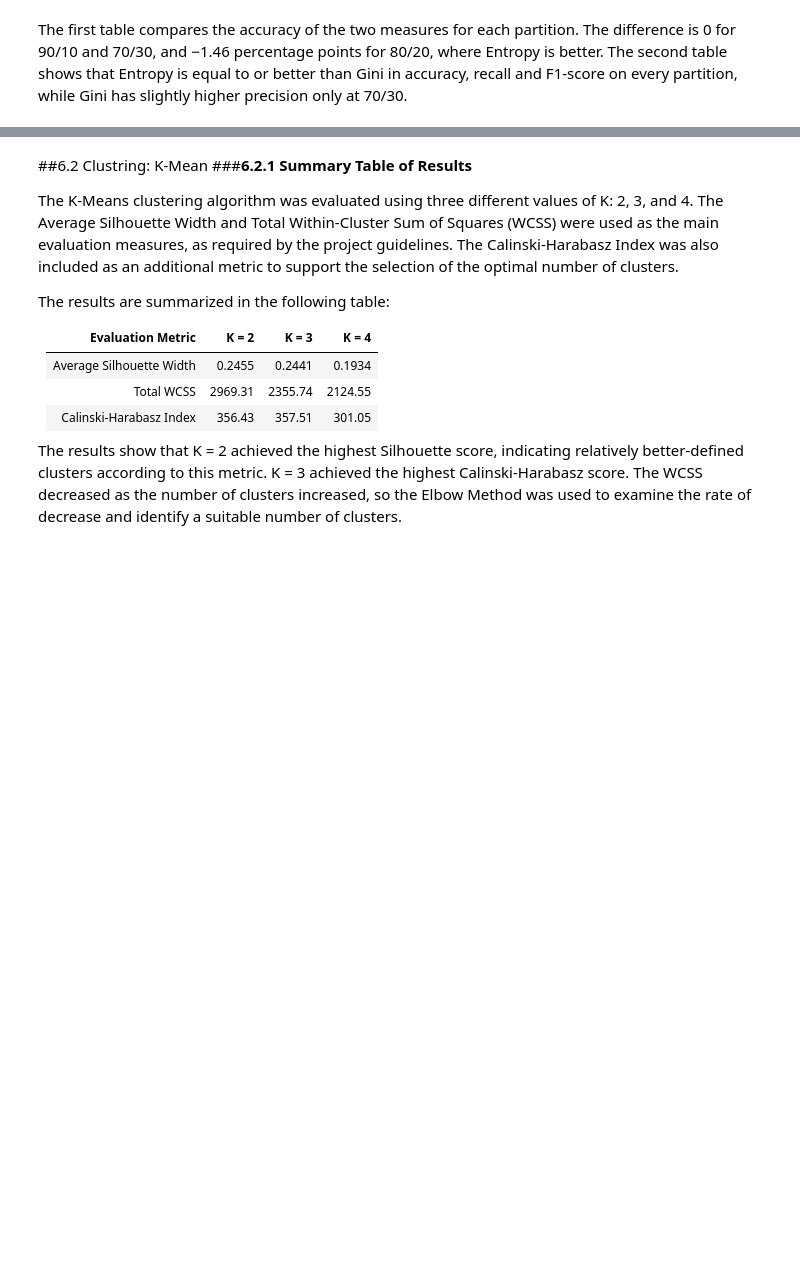
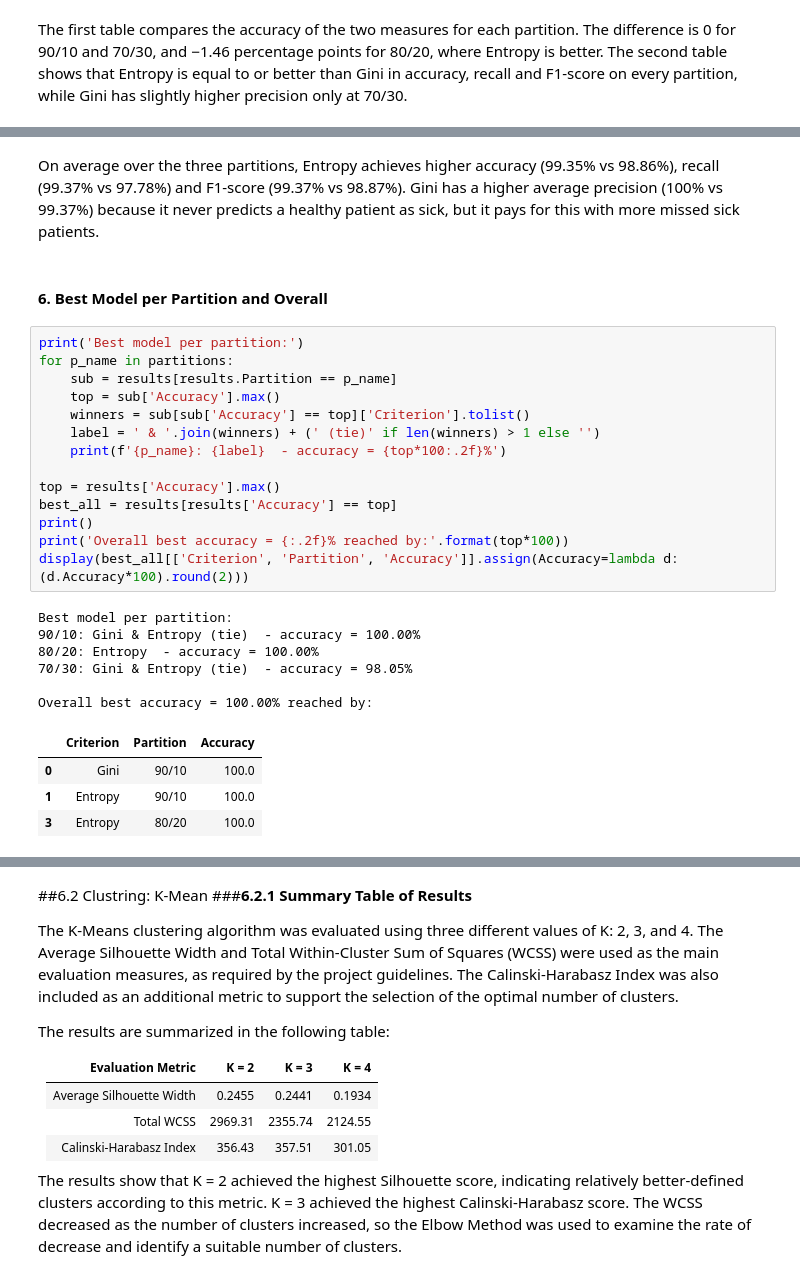
Before and after one commit to raneem-a1/IT326-Heart-Disease-project, a Jupyter notebook: final_report.ipynb, the cells around one changed output, grey strips where cells are left out. Cells and saved outputs as stored; diff of their text form; blank space fills up the shorter version.

```diff
--- a/final_report.ipynb
+++ b/final_report.ipynb
@@ -474,0 +518,29 @@ The first table compares the accuracy of the two measures for each partition. Th
+# %% [markdown]
+On average over the three partitions, Entropy achieves higher accuracy (99.35% vs 98.86%), recall (99.37% vs 97.78%) and F1-score (99.37% vs 98.87%). Gini has a higher average precision (100% vs 99.37%) because it never predicts a healthy patient as sick, but it pays for this with more missed sick patients.
+# %% [markdown]
+#### 6. Best Model per Partition and Overall
+# %%
+print('Best model per partition:')
+for p_name in partitions:
+    sub = results[results.Partition == p_name]
+    top = sub['Accuracy'].max()
+    winners = sub[sub['Accuracy'] == top]['Criterion'].tolist()
+    label = ' & '.join(winners) + (' (tie)' if len(winners) > 1 else '')
+    print(f'{p_name}: {label}  - accuracy = {top*100:.2f}%')
+
+top = results['Accuracy'].max()
+best_all = results[results['Accuracy'] == top]
+print()
+print('Overall best accuracy = {:.2f}% reached by:'.format(top*100))
+display(best_all[['Criterion', 'Partition', 'Accuracy']].assign(Accuracy=lambda d: (d.Accuracy*100).round(2)))
+# %% [output]
+Best model per partition:
+90/10: Gini & Entropy (tie)  - accuracy = 100.00%
+80/20: Entropy  - accuracy = 100.00%
+70/30: Gini & Entropy (tie)  - accuracy = 98.05%
+
+Overall best accuracy = 100.00% reached by:
+|  | Criterion | Partition | Accuracy |
+| 0 | Gini | 90/10 | 100.0 |
+| 1 | Entropy | 90/10 | 100.0 |
+| 3 | Entropy | 80/20 | 100.0 |
```
Also changed, not shown: parts of 9 cells of this notebook.
